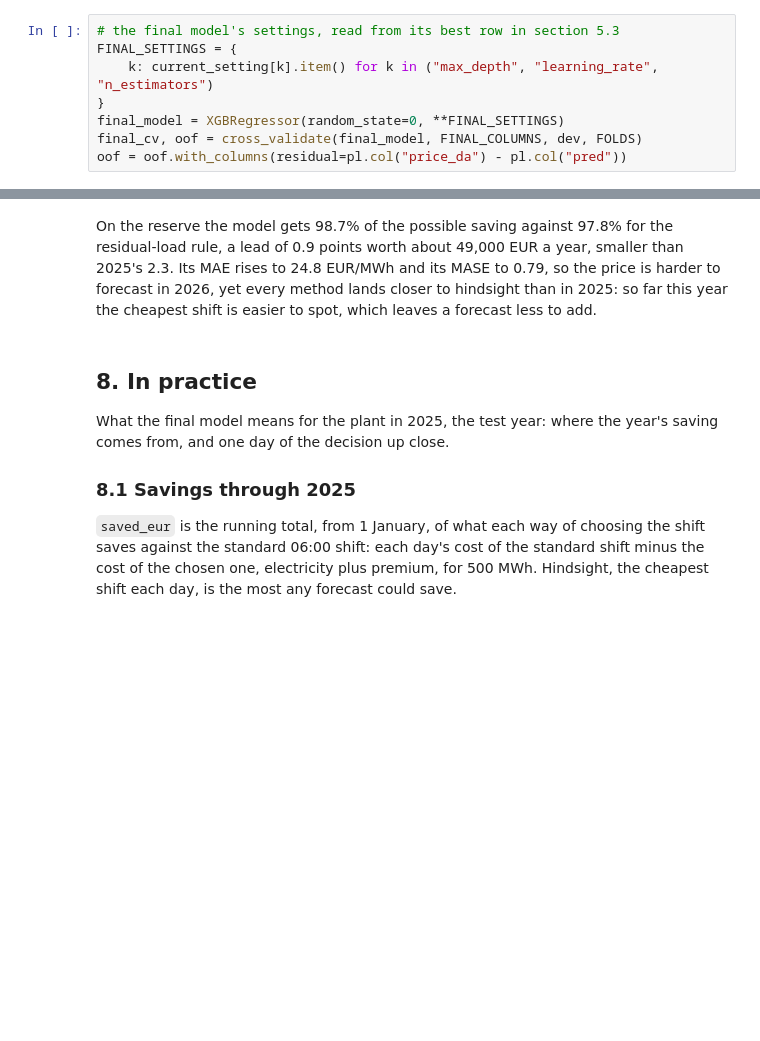
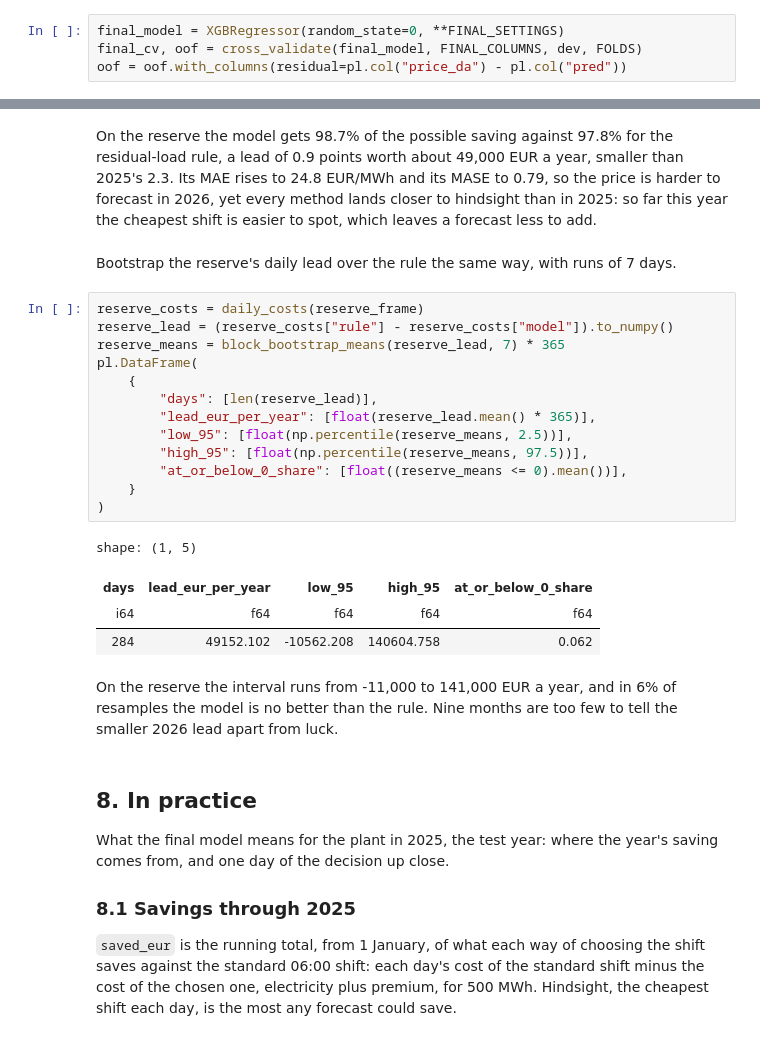
Before and after one commit to martin-gbeck/dba-group-project, a Jupyter notebook: de_price_forecast.ipynb, the cells around one changed output, grey strips where cells are left out. Saved outputs shown, nothing was run; the diff lists cells and outputs as text; blank space fills up the shorter version.

```diff
--- a/de_price_forecast.ipynb
+++ b/de_price_forecast.ipynb
@@ -1601,10 +1674,6 @@ These checks use the final model, XGBoost alone at depth 3, a learning rate of 0
 # %% [markdown]
 Cross-validate the final model and keep its out-of-fold predictions.
 # %%
-# the final model's settings, read from its best row in section 5.3
-FINAL_SETTINGS = {
-    k: current_setting[k].item() for k in ("max_depth", "learning_rate", "n_estimators")
-}
 final_model = XGBRegressor(random_state=0, **FINAL_SETTINGS)
 final_cv, oof = cross_validate(final_model, FINAL_COLUMNS, dev, FOLDS)
 oof = oof.with_columns(residual=pl.col("price_da") - pl.col("pred"))
@@ -1859,6 +1970,28 @@ shape: (4, 8)
 | "standard-shift" | 0.000 | 0.000 | 93.070 | 0.000 | null | null | null |
 # %% [markdown]
 On the reserve the model gets 98.7% of the possible saving against 97.8% for the residual-load rule, a lead of 0.9 points worth about 49,000 EUR a year, smaller than 2025's 2.3. Its MAE rises to 24.8 EUR/MWh and its MASE to 0.79, so the price is harder to forecast in 2026, yet every method lands closer to hindsight than in 2025: so far this year the cheapest shift is easier to spot, which leaves a forecast less to add.
+# %% [markdown]
+Bootstrap the reserve's daily lead over the rule the same way, with runs of 7 days.
+# %%
+reserve_costs = daily_costs(reserve_frame)
+reserve_lead = (reserve_costs["rule"] - reserve_costs["model"]).to_numpy()
+reserve_means = block_bootstrap_means(reserve_lead, 7) * 365
+pl.DataFrame(
+    {
+        "days": [len(reserve_lead)],
+        "lead_eur_per_year": [float(reserve_lead.mean() * 365)],
+        "low_95": [float(np.percentile(reserve_means, 2.5))],
+        "high_95": [float(np.percentile(reserve_means, 97.5))],
+        "at_or_below_0_share": [float((reserve_means <= 0).mean())],
+    }
+)
+# %% [output]
+shape: (1, 5)
+| days | lead_eur_per_year | low_95 | high_95 | at_or_below_0_share |
+| i64 | f64 | f64 | f64 | f64 |
+| 284 | 49152.102 | -10562.208 | 140604.758 | 0.062 |
+# %% [markdown]
+On the reserve the interval runs from -11,000 to 141,000 EUR a year, and in 6% of resamples the model is no better than the rule. Nine months are too few to tell the smaller 2026 lead apart from luck.
 # %% [markdown]
 ## 8. In practice
 
```
Also changed, not shown: parts of 26 cells of this notebook, 4 other files.
